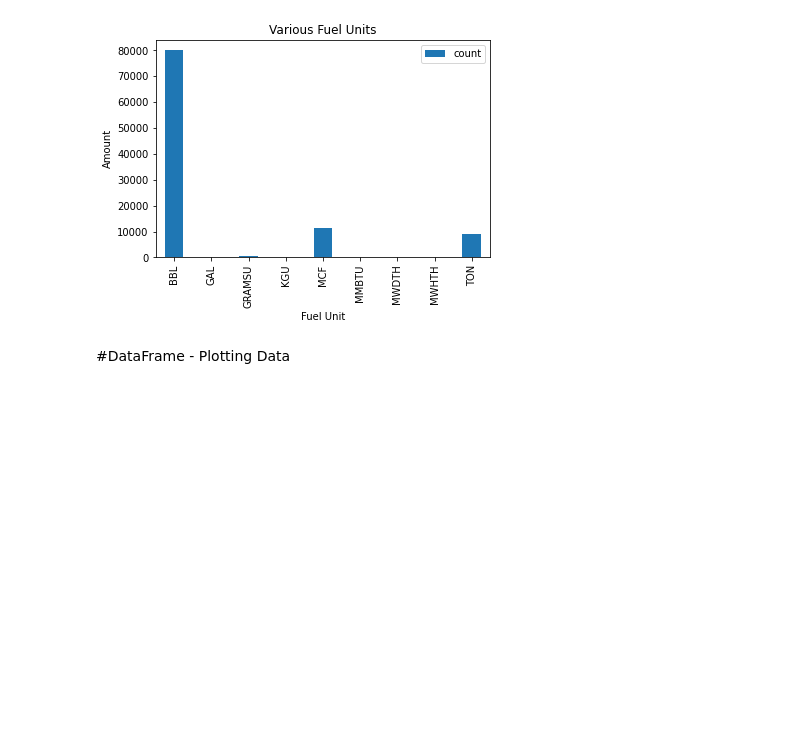
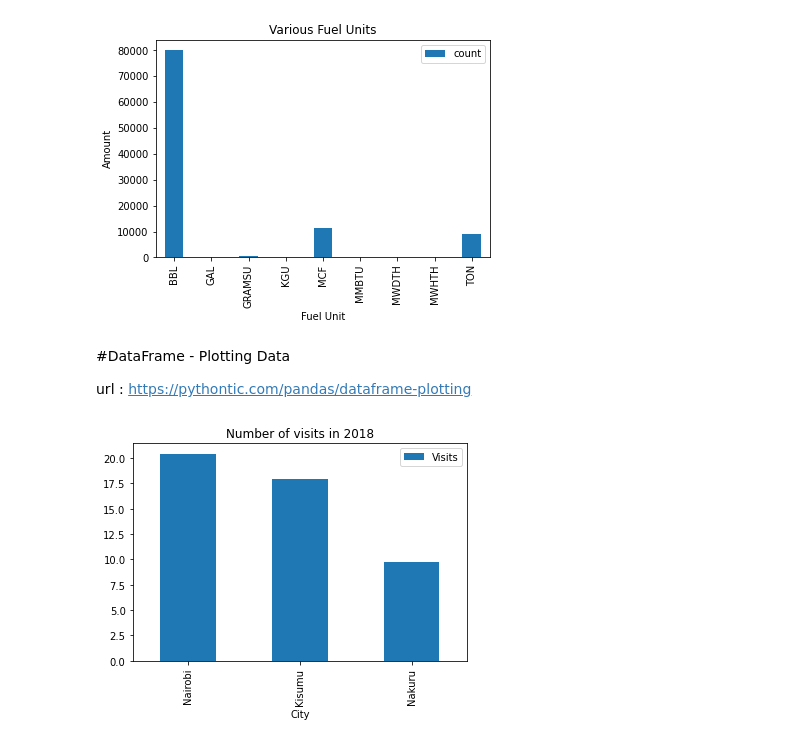
Before and after one commit to Njeri-Gitome/DS_Track, a Jupyter notebook: Data_Types_&_Data_Wrangling.ipynb, the cells around one changed output. Cells and saved outputs as stored; diff of their text form; code cells hidden in the pictures; blank space fills up the shorter version.

Commit message:
data vizualization ref from pythonic

```diff
--- a/Data_Types_&_Data_Wrangling.ipynb
+++ b/Data_Types_&_Data_Wrangling.ipynb
@@ -267,3 +266,28 @@ Text(0, 0.5, 'Amount')
 [figure]
 # %% [markdown]
 #DataFrame - Plotting Data
+
+url : https://pythontic.com/pandas/dataframe-plotting
+# %%
+#Drawing barchart
+#bar() draws a vertical bar chart and barh() draws a horizontal barchart.
+import pandas as pd
+import matplotlib.pyplot as plot
+
+#A python dictionary
+data = {"City":["Nairobi","Kisumu","Nakuru"],
+        "Visits":[20.42,17.95,9.7]
+        }
+
+#Dictionary loaded into Dataframe
+dataFrame =pd.DataFrame(data=data)
+
+#Drawing a vertical bar
+dataFrame.plot.bar( x = "City",
+                    y = "Visits",
+                    rot = 90,
+                    title = "Number of visits in 2018")
+
+plot.show(block = True)
+# %% [output]
+[figure, added]
```
Also changed, not shown: parts of 6 cells of this notebook.
